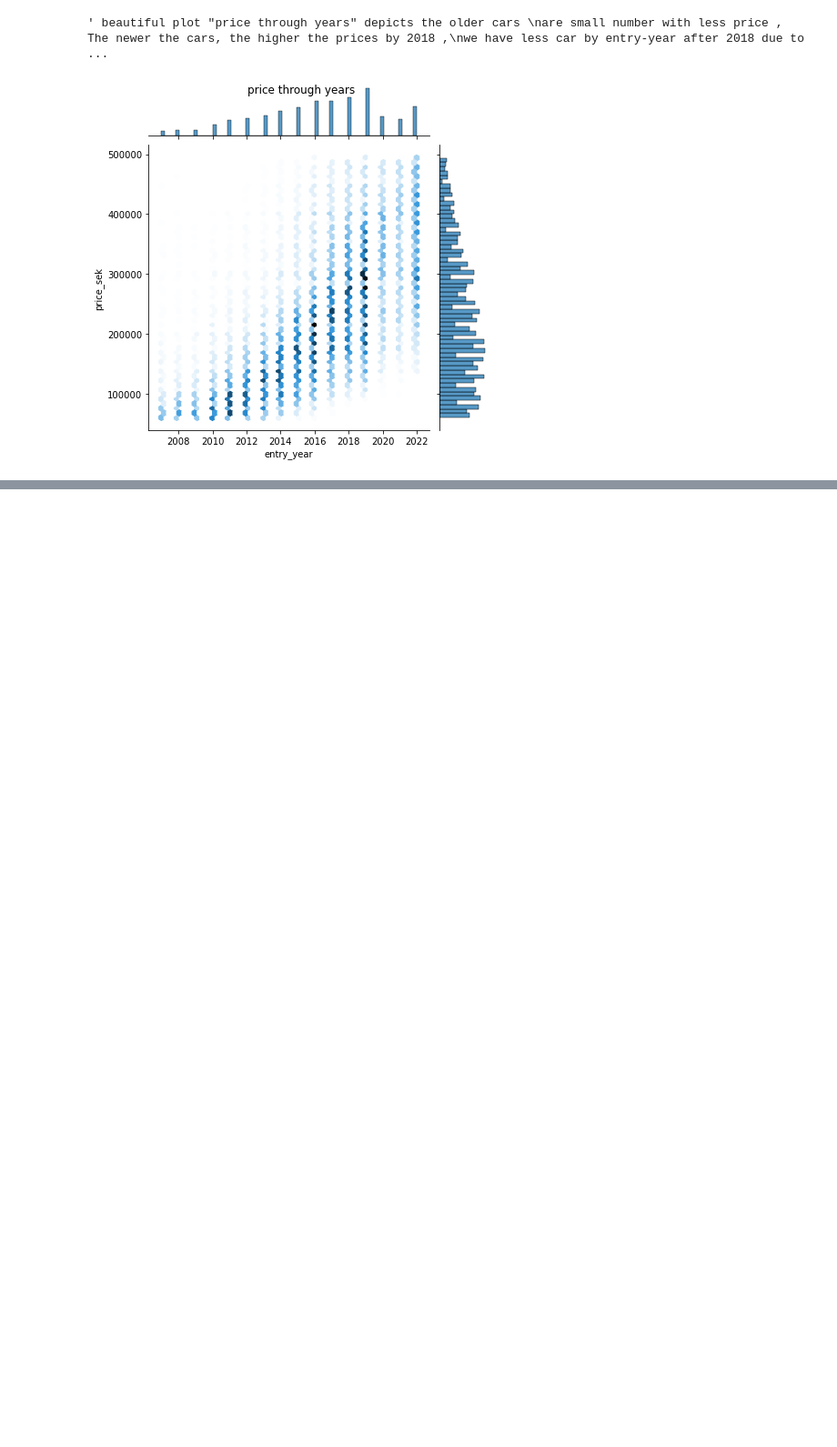
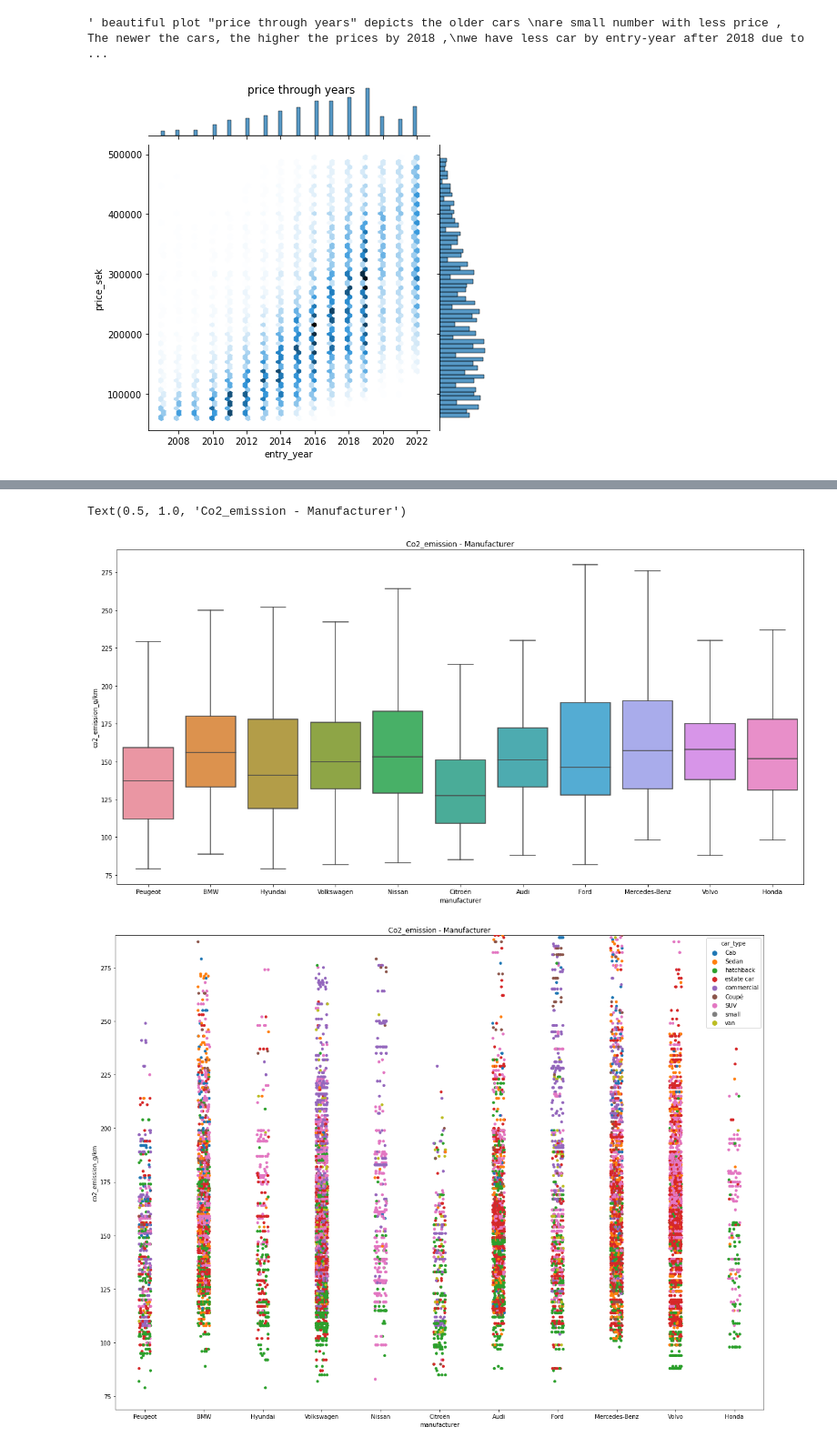
Before and after one commit to javadbazargan/EDA_statistical_tests_on_used_cars, a Jupyter notebook: eda_sta_used_car.ipynb, the cells around one changed output, grey strips where cells are left out. Shown at 91% size. Cells and saved outputs as stored; diff of their text form; code cells hidden in the pictures; blank space fills up the shorter version.

```diff
--- a/eda_sta_used_car.ipynb
+++ b/eda_sta_used_car.ipynb
@@ -350,0 +388,14 @@ use them rather than selling , of course.
+# %%
+plt.figure(figsize =(20,10))
+ax = sns.boxplot(topmodels['manufacturer'], topmodels['co2_emission_g/km'], showfliers=False)
+ylims=ax.get_ylim()
+plt.title("Co2_emission - Manufacturer")
+
+plt.figure(figsize =(20,15))
+ax = sns.stripplot(topmodels['manufacturer'], topmodels['co2_emission_g/km'] , hue =  topmodels['car_type'])
+ax.set(ylim=ylims)
+plt.title("Co2_emission - Manufacturer")
+# %% [output]
+Text(0.5, 1.0, 'Co2_emission - Manufacturer')
+[figure, added]
+[figure, added]
```
Also changed, not shown: parts of 8 cells of this notebook.
